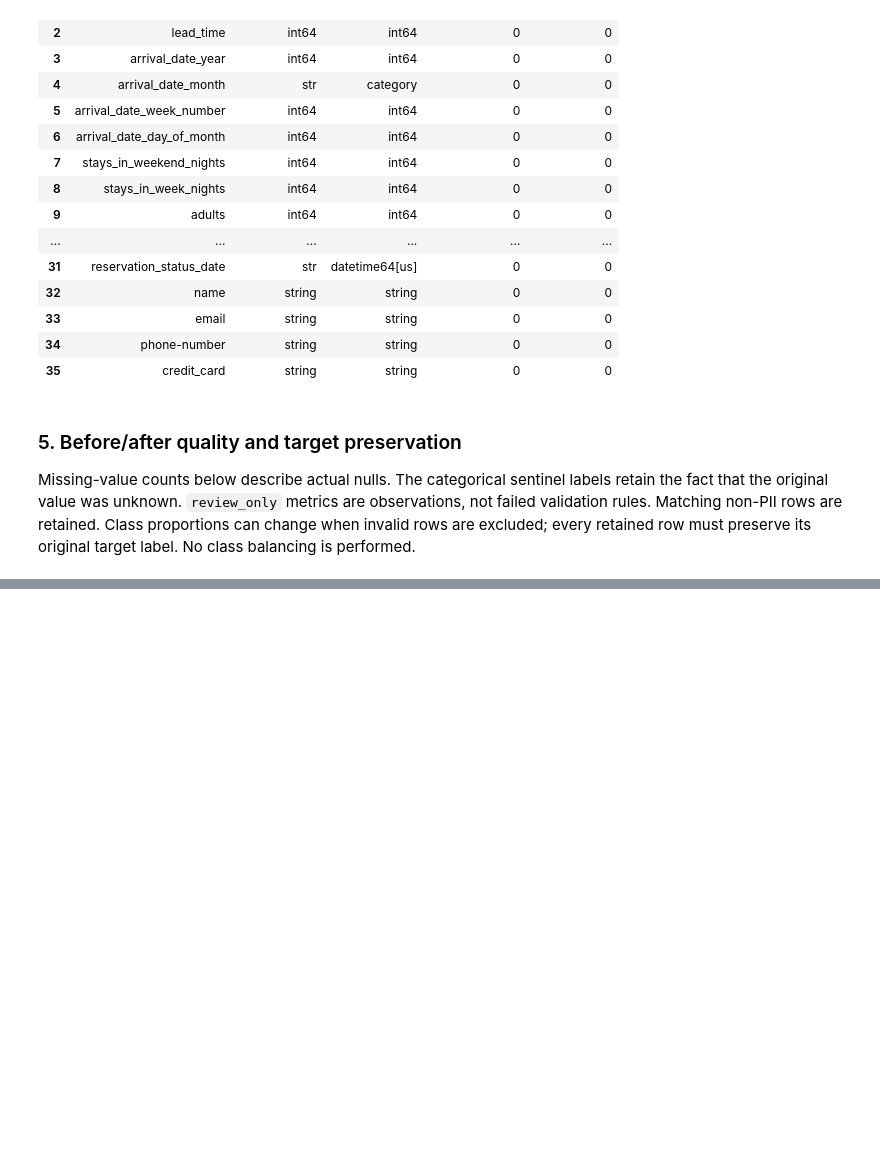
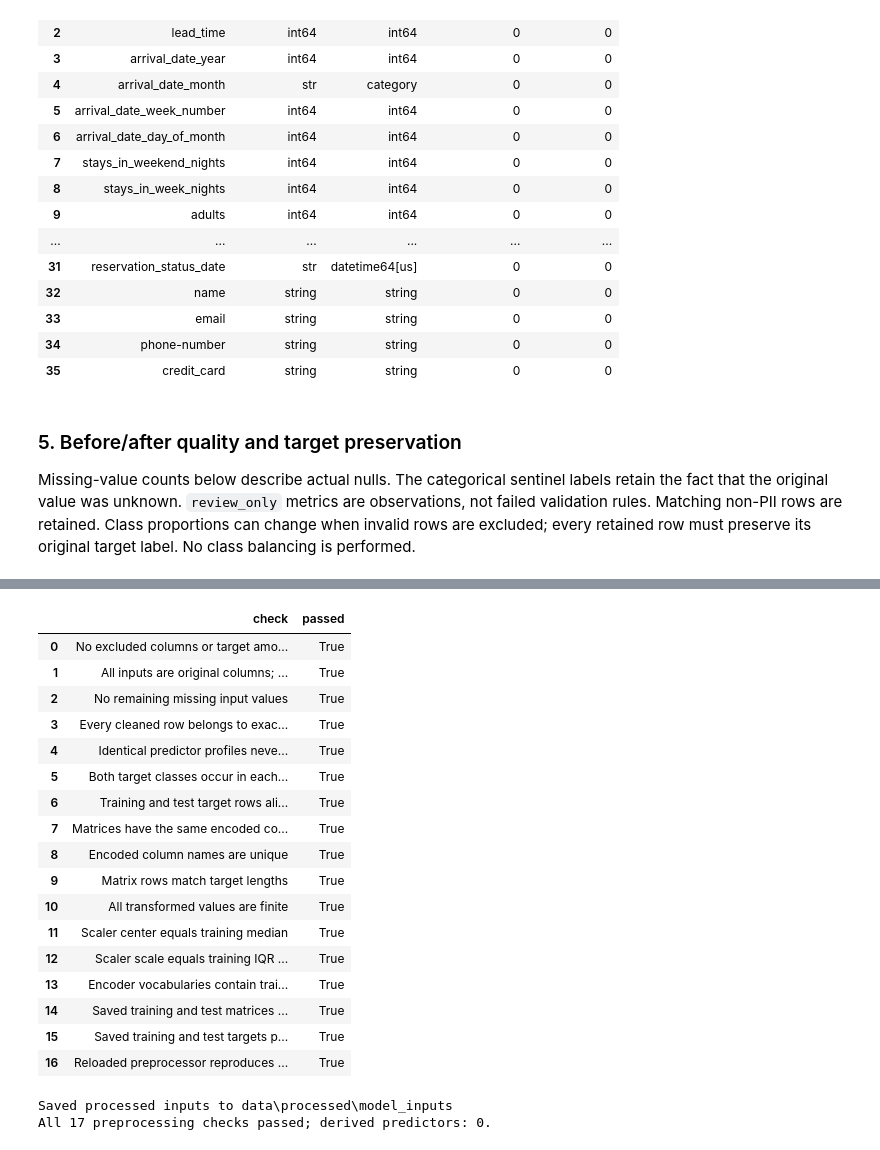
Before and after one commit to Manesha03/IT3051-FDM-Mini-Project-2026, a Jupyter notebook: 03_Data_Preprocessing_and_Feature_Engineering/Data_Preprocessing_and_Feature_Engineering.ipynb, the cells around one changed output, grey strips where cells are left out. Cells and saved outputs as stored; diff of their text form; code cells hidden in the pictures; blank space fills up the shorter version.

```diff
--- a/03_Data_Preprocessing_and_Feature_Engineering/Data_Preprocessing_and_Feature_Engineering.ipynb
+++ b/03_Data_Preprocessing_and_Feature_Engineering/Data_Preprocessing_and_Feature_Engineering.ipynb
@@ -354,0 +421,4 @@ Final modelling readiness and model accuracy are outside this Member 1 deliverab
+# %%
+processed = preprocess(cleaned)
+display(processed['split_summary'].round(4))
+display(processed['validation'])
@@ -354,0 +457,27 @@ Final modelling readiness and model accuracy are outside this Member 1 deliverab
+# %%
+export_preprocessed(processed)
+preprocessing_checks = pd.read_csv(REPORT_DIR / 'preprocessing_validation.csv')
+display(preprocessing_checks)
+print(f'Saved processed inputs to {MODEL_DATA_DIR.relative_to(ROOT)}')
+print(f'All {len(preprocessing_checks)} preprocessing checks passed; derived predictors: 0.')
+# %% [output]
+|  | check | passed |
+| 0 | No excluded columns or target amo... | True |
+| 1 | All inputs are original columns; ... | True |
+| 2 | No remaining missing input values | True |
+| 3 | Every cleaned row belongs to exac... | True |
+| 4 | Identical predictor profiles neve... | True |
+| 5 | Both target classes occur in each... | True |
+| 6 | Training and test target rows ali... | True |
+| 7 | Matrices have the same encoded co... | True |
+| 8 | Encoded column names are unique | True |
+| 9 | Matrix rows match target lengths | True |
+| 10 | All transformed values are finite | True |
+| 11 | Scaler center equals training median | True |
+| 12 | Scaler scale equals training IQR ... | True |
+| 13 | Encoder vocabularies contain trai... | True |
+| 14 | Saved training and test matrices ... | True |
+| 15 | Saved training and test targets p... | True |
+| 16 | Reloaded preprocessor reproduces ... | True |
+Saved processed inputs to data\processed\model_inputs
+All 17 preprocessing checks passed; derived predictors: 0.
```
Also changed, not shown: parts of 15 cells of this notebook, 19 other files.
